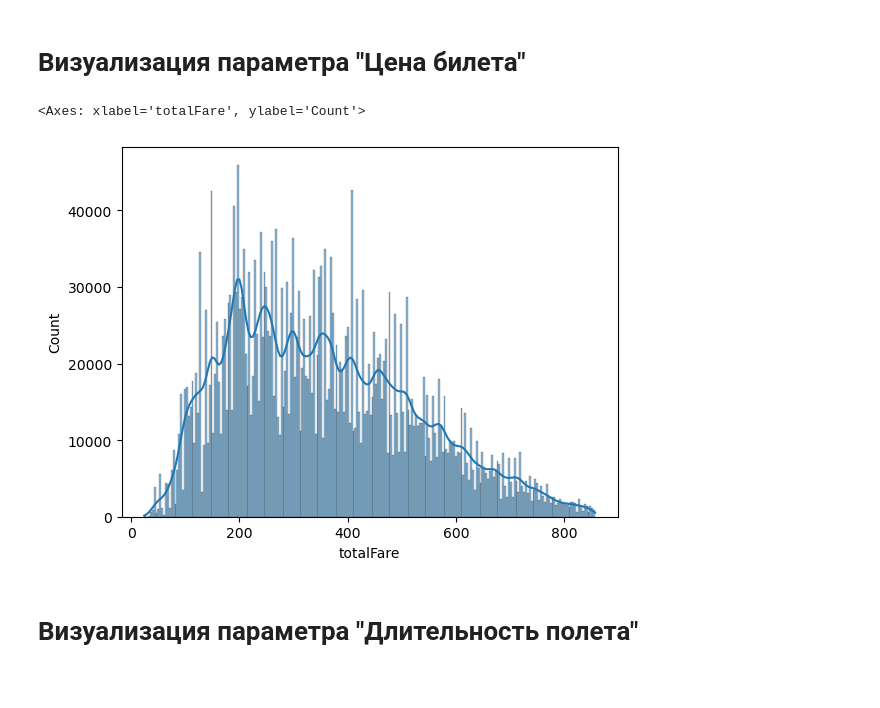
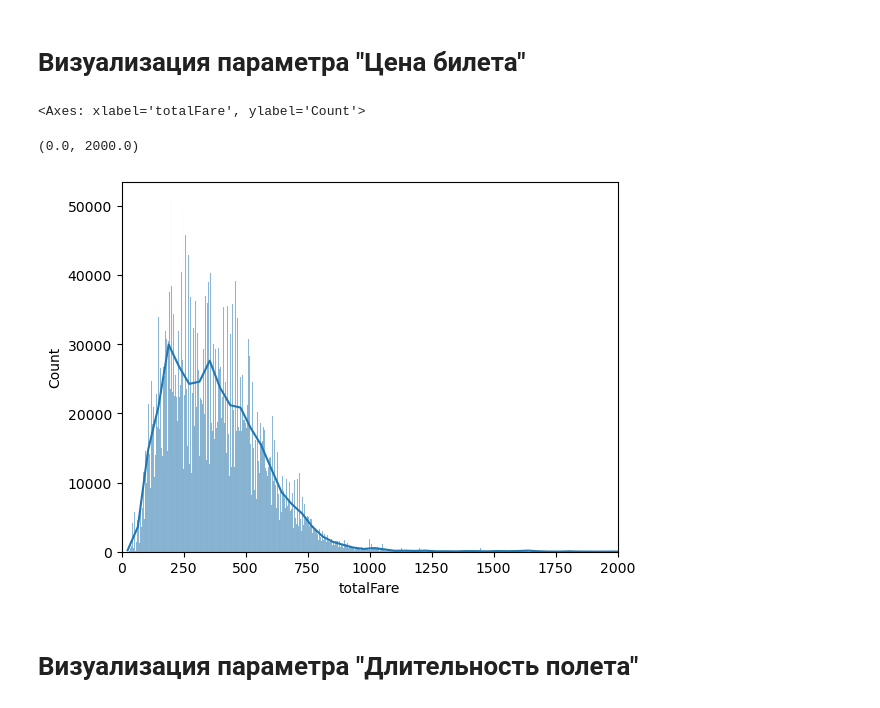
Before and after one commit to Scorpion259/SOBDLab1, a Jupyter notebook: Lab1.ipynb, the cells around one changed output. Saved outputs shown, nothing was run; the diff lists cells and outputs as text; code cells hidden in the pictures.

```diff
--- a/Lab1.ipynb
+++ b/Lab1.ipynb
@@ -66,7 +66,7 @@ csv_file_path = "itineraries.csv"
 # Прочитайте CSV файл в DataFrame
 df = spark.read.csv(csv_file_path, header=True, sep=',', inferSchema=True)
 
-drop_columns = ['legId', 'fareBasisCode', 'segmentsCabinCode', 'segmentsDepartureTimeEpochSeconds', 'segmentsDepartureTimeRaw', 'segmentsArrivalTimeEpochSeconds',
+drop_columns = ['legId', 'searchDate', 'flightDate', 'startingAirport', 'destinationAirport', 'fareBasisCode', 'segmentsCabinCode', 'segmentsDepartureTimeEpochSeconds', 'segmentsDepartureTimeRaw', 'segmentsArrivalTimeEpochSeconds',
                 'segmentsArrivalTimeRaw', 'segmentsArrivalAirportCode', 'segmentsDepartureAirportCode', 'segmentsAirlineName', 'segmentsAirlineCode', 'segmentsEquipmentDescription',
                'segmentsDurationInSeconds', 'segmentsDistance', 'segmentsCabinCode']
 
@@ -226,36 +226,0 @@ limited_data_pandas.toPandas()
-# %%
-from pyspark.sql.functions import col
-
-# Колонки для поиска выбросов
-numeric_columns = ['elapsedDays', 'baseFare', 'totalFare', 'seatsRemaining', 'totalTravelDistance']
-
-# Параметр выбросов
-outlier_threshold = 1.5
-
-# Function to remove outliers using IQR
-def remove_outliers(df, column):
-    quantiles = df.approxQuantile(column, [0.25, 0.75], 0.01)
-    lower_bound = quantiles[0] - outlier_threshold * (quantiles[1] - quantiles[0])
-    upper_bound = quantiles[1] + outlier_threshold * (quantiles[1] - quantiles[0])
-
-    # Filter and count outliers
-    outliers_count = df.filter((col(column) < lower_bound) | (col(column) > upper_bound)).count()
-
-    # Remove outliers
-    df = df.filter((col(column) >= lower_bound) & (col(column) <= upper_bound))
-
-    return df, outliers_count
-
-# Remove outliers for each numeric column
-outliers_stats = {}
-for column in numeric_columns:
-    df, outliers_count = remove_outliers(df, column)
-    outliers_stats[column] = outliers_count
-
-# Show the cleaned DataFrame
-limited_data_pandas = df.limit(10)
-print(limited_data_pandas.toPandas())
-
-# Print the outliers statistics
-for column, count in outliers_stats.items():
-    print(f"Выбросы удалены для {column}: {count}")
@@ -322,17 +328,19 @@ Correlation Matrix:
 # %%
 import pandas as pd
 import matplotlib.pyplot as plt
 import seaborn as sns
 
 # Преобразование PySpark DataFrame в Pandas DataFrame
 pandas_df = df.sample(fraction=0.3, seed=42).toPandas()
 
 # Создание гистограммы и KDE для признака 'actual_consumption' с использованием Pandas и Seaborn
 sns.histplot(data=pandas_df, x='totalFare', kde=True)
+plt.xlim(0, 2000)
 plt.show()
 # %% [output]
 <Axes: xlabel='totalFare', ylabel='Count'>
+(0.0, 2000.0)
-[figure, old version]
+[figure, new version]
 # %% [markdown]
 # Визуализация параметра "Длительность полета"
 # %%
```
Also changed, not shown: parts of 31 cells of this notebook.
